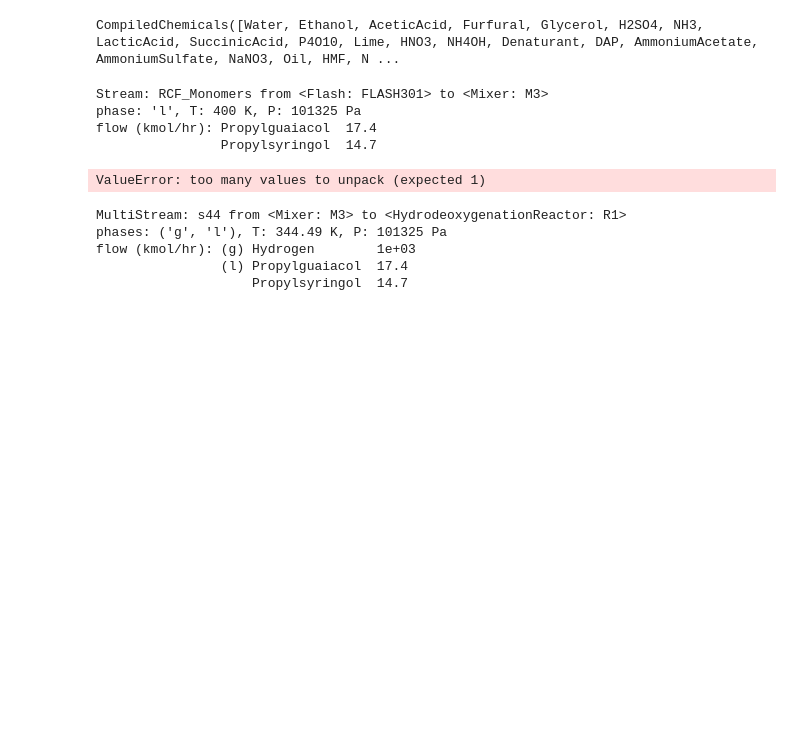
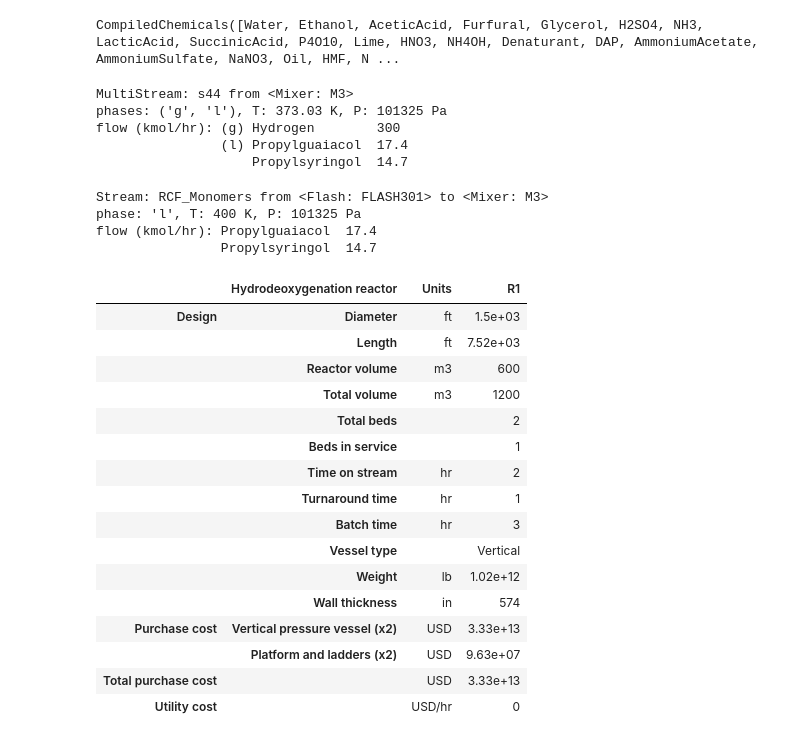
Before and after one commit to H-Wadgama/ATJ, a Jupyter notebook: lignin_saf/hdo_testing.ipynb, the cells around one changed output. Saved outputs shown, nothing was run; the diff lists cells and outputs as text; code cells hidden in the pictures; blank space fills up the shorter version.

Commit message:
hdo working w/o duty and bogus sizing

```diff
--- a/lignin_saf/hdo_testing.ipynb
+++ b/lignin_saf/hdo_testing.ipynb
@@ -91,14 +91,23 @@ hydrodeoxygenation_rxn = bst.ParallelReaction([
                     X=1.0, basis='mol'),
 ])
 # %%
-h2_in = bst.Stream(ID = 'Hydrogen_In', Hydrogen = 1000, units = 'kmol/hr', P = 3e6, phase = 'g')
+h2_in = bst.Stream(ID = 'Hydrogen_In', Hydrogen = 300 , units = 'kmol/hr', P = 5e6, phase = 'g')
 # %%
 mixer = bst.units.Mixer(ins = (h2_in, F.RCF_Monomers), rigorous = True)
 mixer.simulate()
 # %%
 #hydrodeoxygenation_rxn(mixer-0)
 # %%
-#mixer-0
+mixer-0
+# %% [output]
+MultiStream: s44 from <Mixer: M3>
+phases: ('g', 'l'), T: 373.03 K, P: 101325 Pa
+flow (kmol/hr): (g) Hydrogen        300
+                (l) Propylguaiacol  17.4
+                    Propylsyringol  14.7
+# %%
+compressor = bst.units.IsentropicCompressor(ins = mixer-0, P = 5e6, vle = True)
+compressor.simulate()
 # %%
 F.RCF_Monomers
 # %% [output]
@@ -139,13 +148,13 @@ class HydrodeoxygenationReactor(bst.Unit, bst.units.design_tools.PressureVessel)
                      'Vertical pressure vessel': 4.16,
                      'Platform and ladders': 1.}
 
-    _N_ins = 2
-    _N_outs = 2
+    _N_ins = 1
+    _N_outs = 1
 
     _units = {**PressureVessel._units,
               'Batch time': 'hr',
               'Turnaround time': 'hr',
-              'Time on streams': 'hr',
+              'Time on stream': 'hr',
               'Total beds': "",
               'Beds in service': "",
               'Total volume': 'm3',
@@ -242,22 +251,22 @@ class HydrodeoxygenationReactor(bst.Unit, bst.units.design_tools.PressureVessel)
         V_total = N_total * self.V_max                              # Total volume required
 
         diameter = (4*self.V_max)/((self.aspect_ratio*np.pi)**1/3)
-        length = self.aspect_ratio * inside_diameter
+        length = self.aspect_ratio * diameter
 
 
         return length, diameter, N_total, N_working, V_total
 
 
     def _run(self):
-        monomers = self.ins
-        effluent, = self.outs
+        inf, = self.ins
+        eff, = self.outs
 
-        effluent.mix_from(monomers)
-        self.reaction(effluent)
+        eff.mix_from(self.ins)
+        self.reaction(eff)
 
 
-        effluent.P = self.P                                             # Assuming no P drop
-        effluent.T = self.T                                             # Assuming isothermal operation
+        eff.P = self.P                                             # Assuming no P drop
+        eff.T = self.T                                             # Assuming isothermal operation
 
 
 
@@ -295,7 +304,10 @@ class HydrodeoxygenationReactor(bst.Unit, bst.units.design_tools.PressureVessel)
 
 
 
+        #duty = -70 * self.ins[0].imol['Hydrogen']   # Aromatic hydrogenation has duty between 58-70 kJ/mol H2 according to https://www.nature.com/articles/s41563-024-02024-6
 
+        #self.add_heat_utility(duty/N_total, self.T)
+        #self.set_design_result('Duty', 'kJ/hr', duty)
 
 
 
@@ -333,15 +345,25 @@ class HydrodeoxygenationReactor(bst.Unit, bst.units.design_tools.PressureVessel)
 
         """
 # %%
-HDO = HydrodeoxygenationReactor(ins = mixer-0, reaction_1 = hydrodeoxygenation_rxn)
+HDO = HydrodeoxygenationReactor(ins = compressor-0, reaction_1 = hydrodeoxygenation_rxn)
 HDO.simulate()
-# %% [output]
-ValueError: too many values to unpack (expected 1)
 # %%
-mixer-0
+HDO.results()
 # %% [output]
-MultiStream: s44 from <Mixer: M3> to <HydrodeoxygenationReactor: R1>
-phases: ('g', 'l'), T: 344.49 K, P: 101325 Pa
-flow (kmol/hr): (g) Hydrogen        1e+03
-                (l) Propylguaiacol  17.4
-                    Propylsyringol  14.7
+|  | Hydrodeoxygenation reactor | Units | R1 |
+| Design | Diameter | ft | 1.5e+03 |
+|  | Length | ft | 7.52e+03 |
+|  | Reactor volume | m3 | 600 |
+|  | Total volume | m3 | 1200 |
+|  | Total beds |  | 2 |
+|  | Beds in service |  | 1 |
+|  | Time on stream | hr | 2 |
+|  | Turnaround time | hr | 1 |
+|  | Batch time | hr | 3 |
+|  | Vessel type |  | Vertical |
+|  | Weight | lb | 1.02e+12 |
+|  | Wall thickness | in | 574 |
+| Purchase cost | Vertical pressure vessel (x2) | USD | 3.33e+13 |
+|  | Platform and ladders (x2) | USD | 9.63e+07 |
+| Total purchase cost |  | USD | 3.33e+13 |
+| Utility cost |  | USD/hr | 0 |
```
Also changed, not shown: parts of 1 cell of this notebook.
